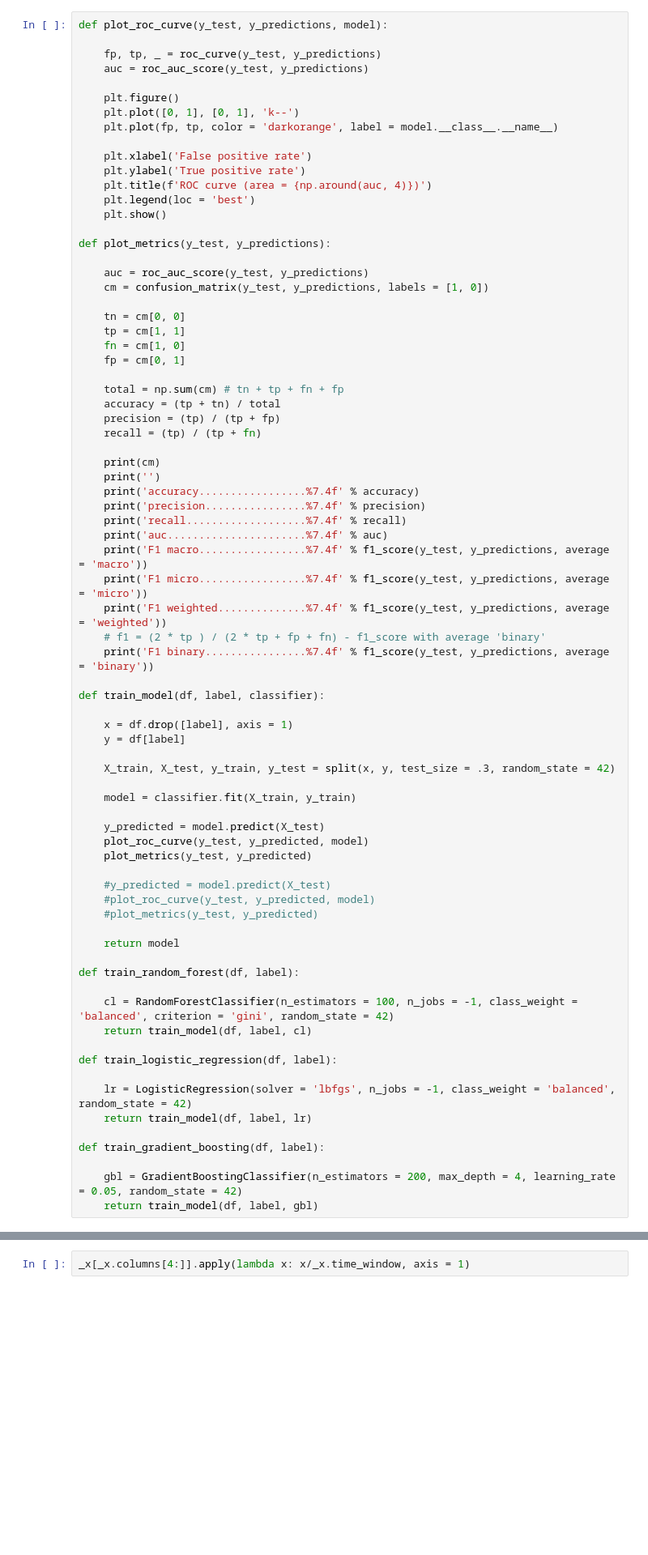
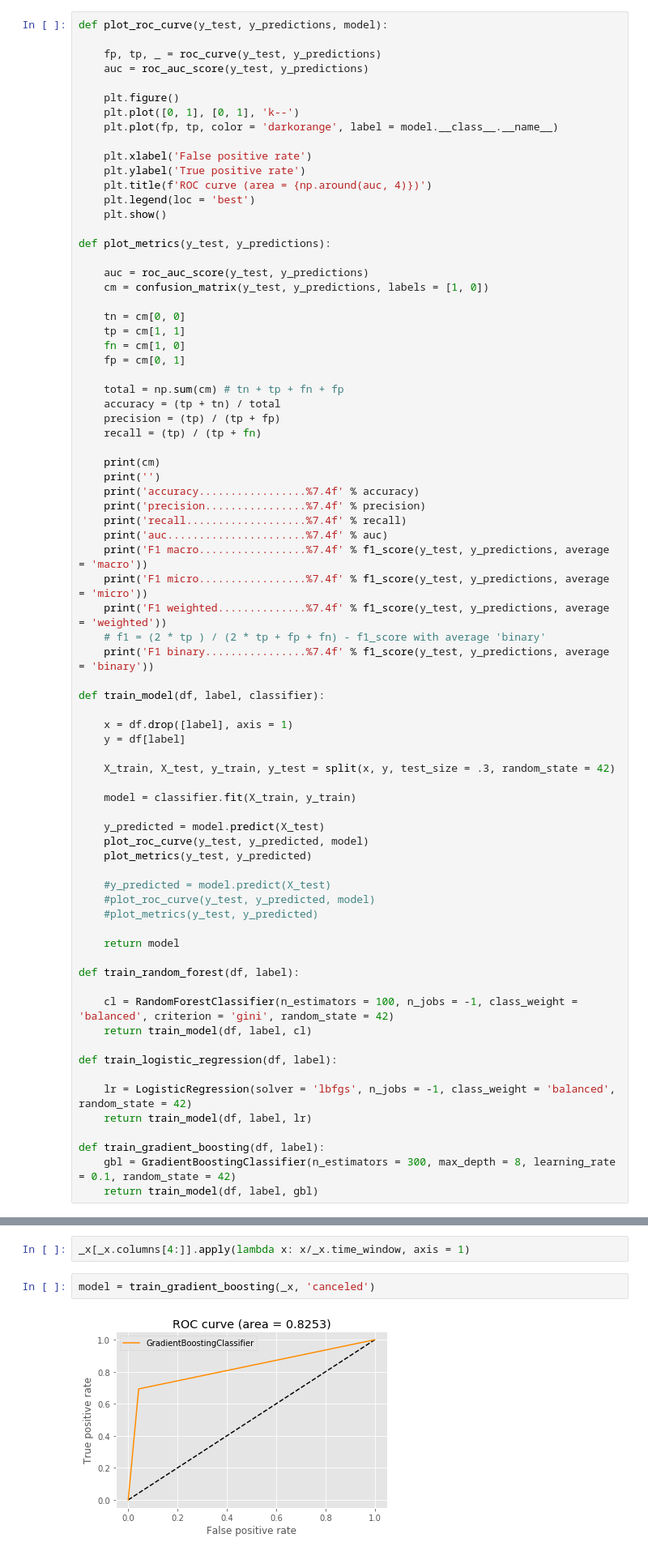
Before and after one commit to brunowdev/sparkify, a Jupyter notebook: Sklearn - Test.ipynb, the cells around one changed output, grey strips where cells are left out. Shown at 81% size. Saved outputs shown, nothing was run; the diff lists cells and outputs as text; blank space fills up the shorter version.

```diff
--- a/Sklearn - Test.ipynb
+++ b/Sklearn - Test.ipynb
@@ -120,8 +129,7 @@ def train_logistic_regression(df, label):
     return train_model(df, label, lr)
 
 def train_gradient_boosting(df, label):
-
-    gbl = GradientBoostingClassifier(n_estimators = 200, max_depth = 4, learning_rate = 0.05, random_state = 42)
+    gbl = GradientBoostingClassifier(n_estimators = 300, max_depth = 8, learning_rate = 0.1, random_state = 42)
     return train_model(df, label, gbl)
 # %%
 from sklearn.preprocessing import Normalizer, RobustScaler, StandardScaler
@@ -144,2 +152,6 @@ _x.head(5)
 # %%
 _x[_x.columns[4:]].apply(lambda x: x/_x.time_window, axis = 1)
+# %%
+model = train_gradient_boosting(_x, 'canceled')
+# %% [output]
+[figure, added]
```
Also changed, not shown: parts of 14 cells of this notebook, 3 other files.
